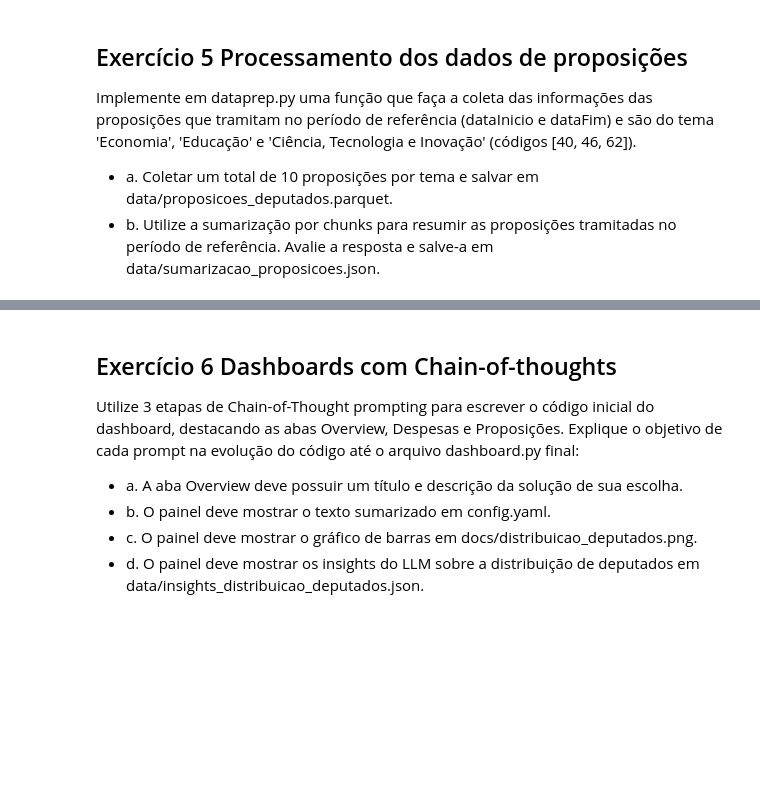
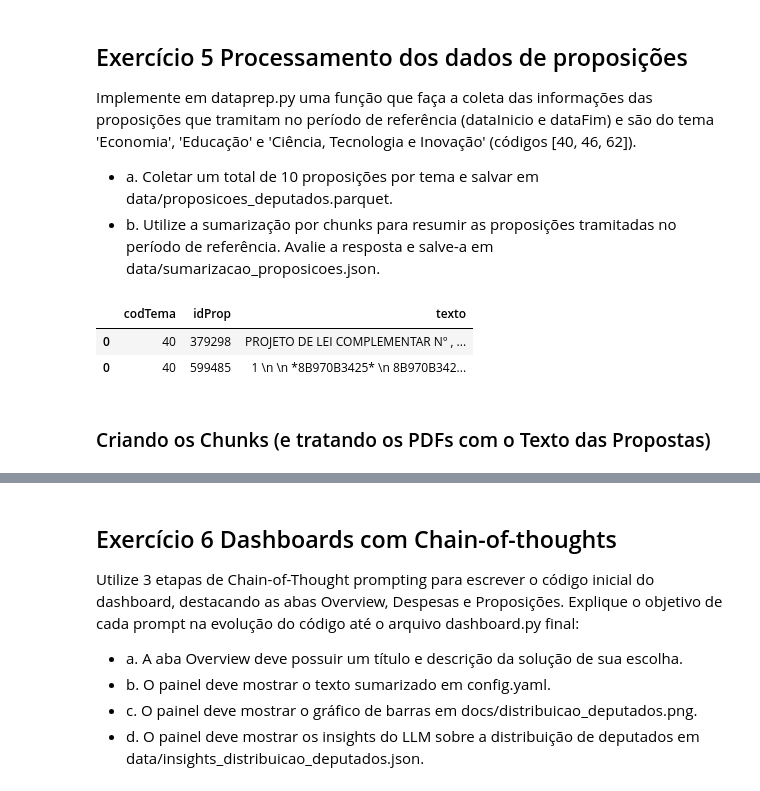
Before and after one commit to rodrigo1992-cmyk/DR4_AT, a Jupyter notebook: notebooks/main.ipynb, the cells around one changed output, grey strips where cells are left out. Drawn from its saved outputs; the diff is of its cells as text; code cells hidden in the pictures; blank space fills up the shorter version.

```diff
--- a/notebooks/main.ipynb
+++ b/notebooks/main.ipynb
@@ -393,3 +370,17 @@ results
 Implemente em dataprep.py uma função que faça a coleta das informações das proposições que tramitam no período de referência (dataInicio e dataFim) e são do tema 'Economia', 'Educação' e 'Ciência, Tecnologia e Inovação' (códigos [40, 46, 62]).
    - a. Coletar um total de 10 proposições por tema e salvar em data/proposicoes_deputados.parquet.
    - b. Utilize a sumarização por chunks para resumir as proposições tramitadas no período de referência. Avalie a resposta e salve-a em data/sumarizacao_proposicoes.json.
+# %%
+import sys
+import os
+sys.path.append(r'C:\Users\RodrigoPintoMesquita\Documents\GitHub\DR4_AT')
+from app.dataprep import *
+
+df = get_proposicoes()
+df.head(2)
+# %% [output]
+|  | codTema | idProp | texto |
+| 0 | 40 | 379298 | PROJETO DE LEI COMPLEMENTAR Nº , ... |
+| 0 | 40 | 599485 | 1 \n \n *8B970B3425* \n 8B970B342... |
+# %% [markdown]
+### Criando os Chunks (e tratando os PDFs com o Texto das Propostas)
```
Also changed, not shown: parts of 43 cells of this notebook, 16 other files.
